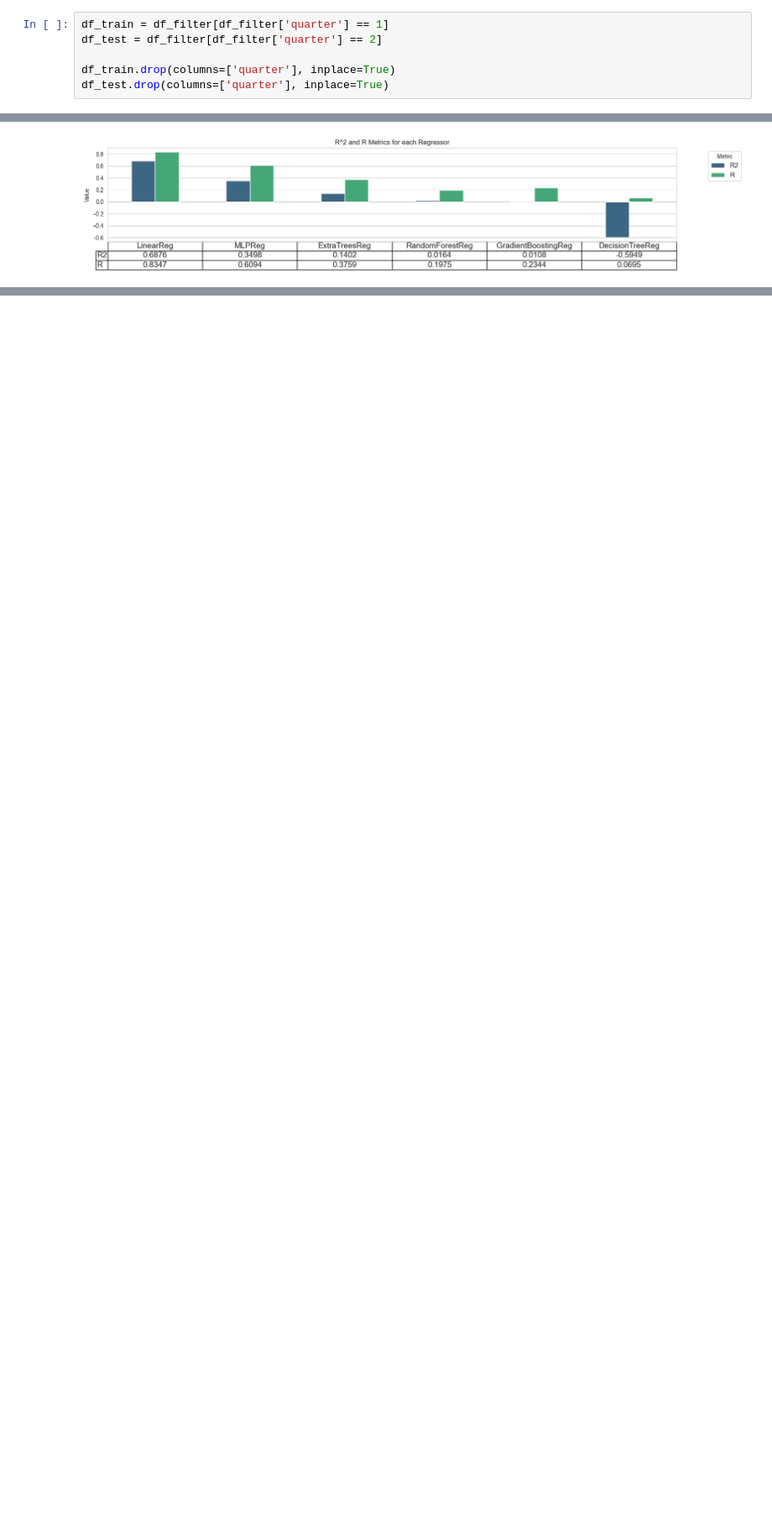
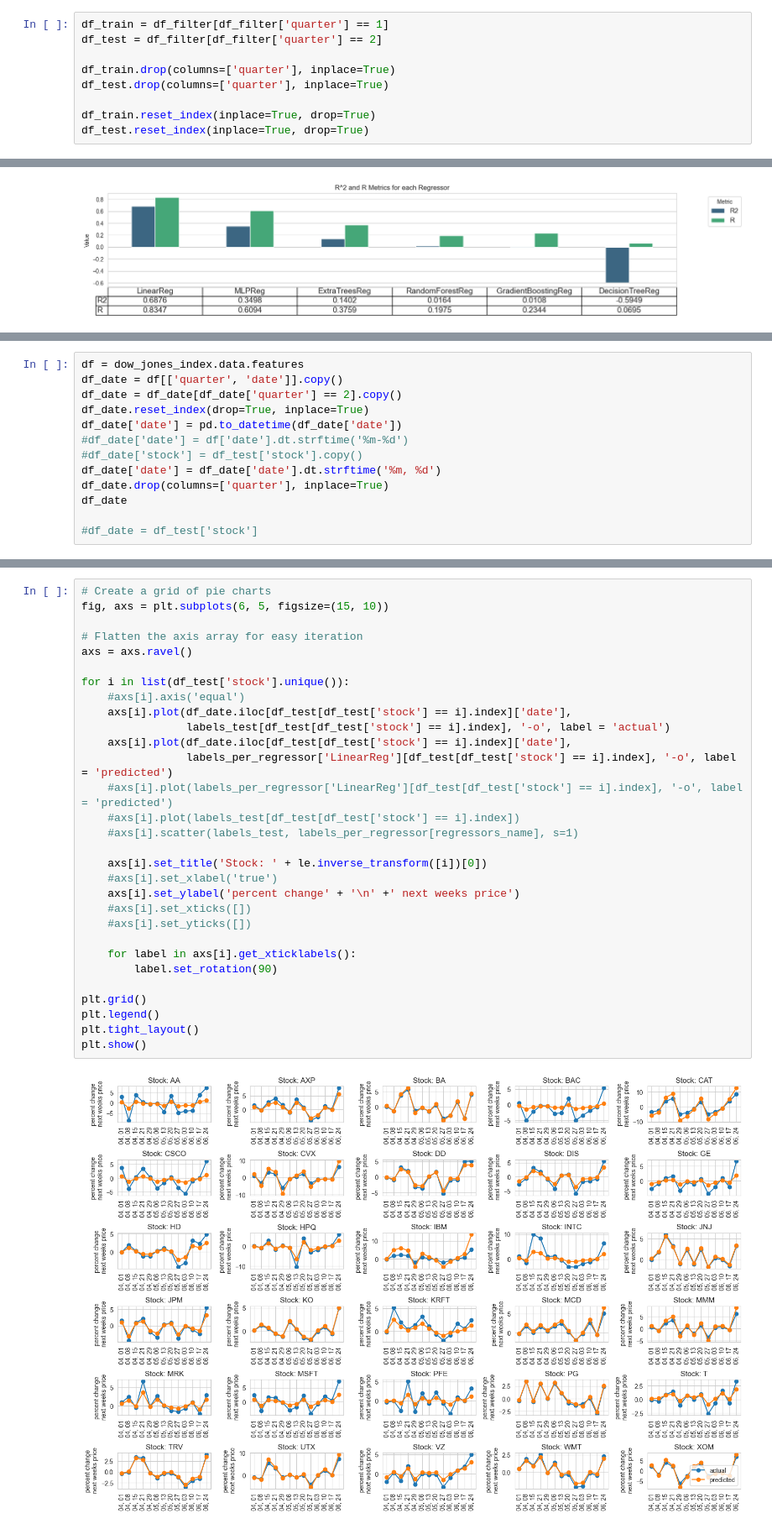
Before and after one commit to Edgar-La/Regression_models_Stock_Prices, a Jupyter notebook: implementing_regressions.ipynb, the cells around one changed output, grey strips where cells are left out. Shown at 84% size. Drawn from its saved outputs; the diff is of its cells as text; blank space fills up the shorter version.

Commit message:
plot predicted vs actual for every stock in qrt2

```diff
--- a/implementing_regressions.ipynb
+++ b/implementing_regressions.ipynb
@@ -162,6 +162,9 @@ df_test = df_filter[df_filter['quarter'] == 2]
 
 df_train.drop(columns=['quarter'], inplace=True)
 df_test.drop(columns=['quarter'], inplace=True)
+
+df_train.reset_index(inplace=True, drop=True)
+df_test.reset_index(inplace=True, drop=True)
 # %% [markdown]
 # Split data into features and targets
 # %%
@@ -477,0 +488,13 @@ plt.show()
+# %%
+df = dow_jones_index.data.features
+df_date = df[['quarter', 'date']].copy()
+df_date = df_date[df_date['quarter'] == 2].copy()
+df_date.reset_index(drop=True, inplace=True)
+df_date['date'] = pd.to_datetime(df_date['date'])
+#df_date['date'] = df['date'].dt.strftime('%m-%d')
+#df_date['stock'] = df_test['stock'].copy()
+df_date['date'] = df_date['date'].dt.strftime('%m, %d')
+df_date.drop(columns=['quarter'], inplace=True)
+df_date
+
+#df_date = df_test['stock']
@@ -477,0 +515,32 @@ plt.show()
+# %%
+# Create a grid of pie charts
+fig, axs = plt.subplots(6, 5, figsize=(15, 10))
+
+# Flatten the axis array for easy iteration
+axs = axs.ravel()
+
+for i in list(df_test['stock'].unique()):
+    #axs[i].axis('equal')
+    axs[i].plot(df_date.iloc[df_test[df_test['stock'] == i].index]['date'],
+                labels_test[df_test[df_test['stock'] == i].index], '-o', label = 'actual')
+    axs[i].plot(df_date.iloc[df_test[df_test['stock'] == i].index]['date'],
+                labels_per_regressor['LinearReg'][df_test[df_test['stock'] == i].index], '-o', label = 'predicted')
+    #axs[i].plot(labels_per_regressor['LinearReg'][df_test[df_test['stock'] == i].index], '-o', label = 'predicted')
+    #axs[i].plot(labels_test[df_test[df_test['stock'] == i].index])
+    #axs[i].scatter(labels_test, labels_per_regressor[regressors_name], s=1)
+
+    axs[i].set_title('Stock: ' + le.inverse_transform([i])[0])
+    #axs[i].set_xlabel('true')
+    axs[i].set_ylabel('percent change' + '\n' +' next weeks price')
+    #axs[i].set_xticks([])
+    #axs[i].set_yticks([])
+
+    for label in axs[i].get_xticklabels():
+        label.set_rotation(90)
+
+plt.grid()
+plt.legend()
+plt.tight_layout()
+plt.show()
+# %% [output]
+[figure, added]
```
Also changed, not shown: parts of 5 cells of this notebook.
